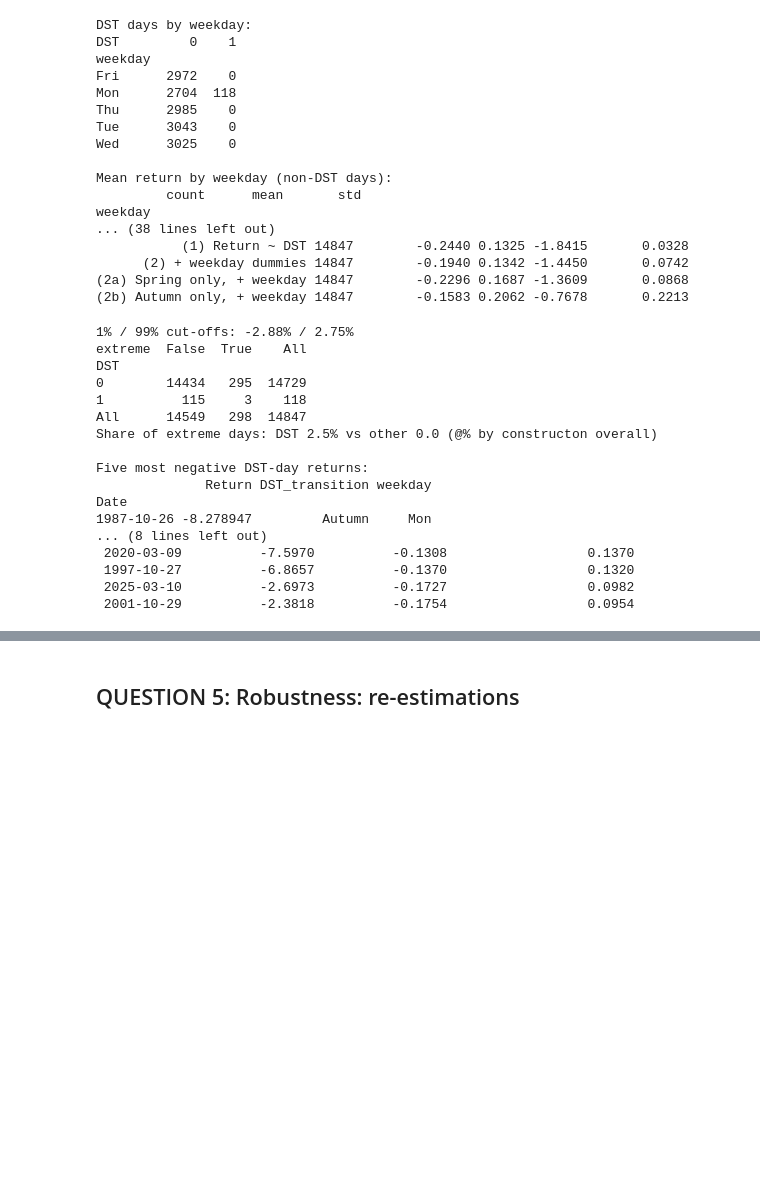
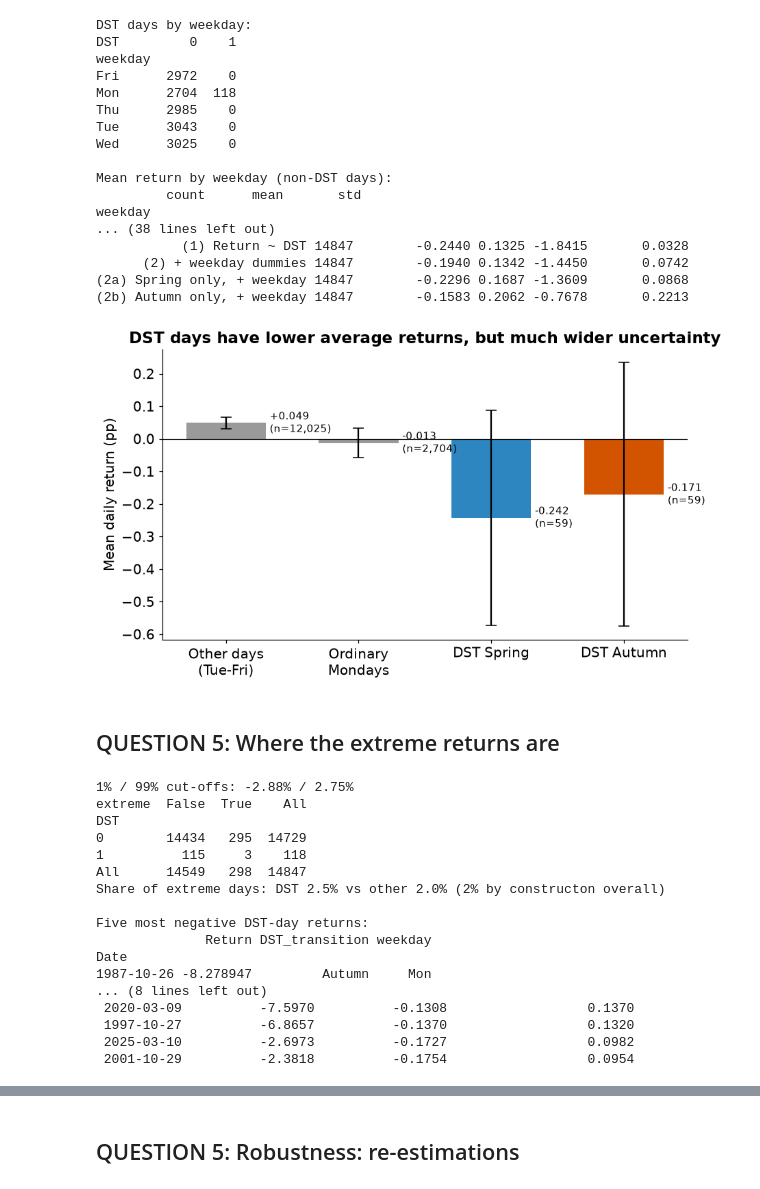
Before and after one commit to Kaz4510/Losing_sleep_recreation, a Jupyter notebook: losing_sleep.ipynb, the cells around one changed output, grey strips where cells are left out. Saved outputs shown, nothing was run; the diff lists cells and outputs as text; code cells hidden in the pictures; blank space fills up the shorter version.

```diff
--- a/losing_sleep.ipynb
+++ b/losing_sleep.ipynb
@@ -619,6 +631,30 @@ weekday
       (2) + weekday dummies 14847        -0.1940 0.1342 -1.4450       0.0742
 (2a) Spring only, + weekday 14847        -0.2296 0.1687 -1.3609       0.0868
 (2b) Autumn only, + weekday 14847        -0.1583 0.2062 -0.7678       0.2213
+# %%
+groups = {
+    "Other days\n(Tue-Fri)":  analysis_data.loc[(analysis_data.DST == 0) & (analysis_data.weekday != "Mon"), "Return"],
+    "Ordinary\nMondays":      analysis_data.loc[(analysis_data.DST == 0) & (analysis_data.weekday == "Mon"), "Return"],
+    "DST Spring":             analysis_data.loc[analysis_data.DST_spring == 1, "Return"],
+    "DST Autumn":             analysis_data.loc[analysis_data.DST_autumn == 1, "Return"],
+}
+stats_g = {k: mean_ci(v) for k, v in groups.items()}
+fig, ax = plt.subplots(figsize=(9, 5))
+colors = [GREY, GREY, SPRING_C, AUTUMN_C]
+for i, (k, (m, ci)) in enumerate(stats_g.items()):
+    ax.bar(i, m, color=colors[i], width=0.6)
+    ax.errorbar(i, m, yerr=ci, color="black", capsize=5)
+    ax.text(i + 0.33, m, f"{m:+.3f}\n(n={len(groups[k]):,})", ha="left", va="center", fontsize=10)
+ax.axhline(0, color="black", linewidth=0.8)
+ax.set_xticks(range(len(groups)), groups.keys())
+ax.set_ylabel("Mean daily return (pp)")
+ax.set_title("DST days have lower average returns, but much wider uncertainty")
+plt.savefig("fig1_group_means.png")
+plt.show()
+# %% [output]
+[figure, added]
+# %% [markdown]
+## QUESTION 5: Where the extreme returns are
 # %%
 lo, hi = analysis_data.Return.quantile([0.01, 0.99])
 analysis_data["extreme"] = (analysis_data["Return"]<lo) | (analysis_data["Return"]>hi)
@@ -626,7 +662,7 @@ analysis_data["extreme"] = (analysis_data["Return"]<lo) | (analysis_data["Return
 print(f"1% / 99% cut-offs: {lo:.2f}% / {hi:.2f}%")
 print(pd.crosstab(analysis_data["DST"], analysis_data["extreme"], margins=True))
 print(f"Share of extreme days: DST {analysis_data.loc[analysis_data.DST == 1, 'extreme'].mean():.1%}"
-      f" vs other {analysis_data.loc[analysis_data.DST == 0, 'extreme'].mean():.1f} (@% by constructon overall)")
+      f" vs other {analysis_data.loc[analysis_data.DST == 0, 'extreme'].mean():.1%} (2% by constructon overall)")
 
 print("\nFive most negative DST-day returns:")
 print(analysis_data.loc[analysis_data.DST ==1, ["Return", "DST_transition", "weekday"]].nsmallest(5, "Return"))
@@ -648,7 +684,7 @@ DST
 0        14434   295  14729
 1          115     3    118
 All      14549   298  14847
-Share of extreme days: DST 2.5% vs other 0.0 (@% by constructon overall)
+Share of extreme days: DST 2.5% vs other 2.0% (2% by constructon overall)
 
 Five most negative DST-day returns:
               Return DST_transition weekday
```
Also changed, not shown: parts of 11 cells of this notebook, 5 other files.
